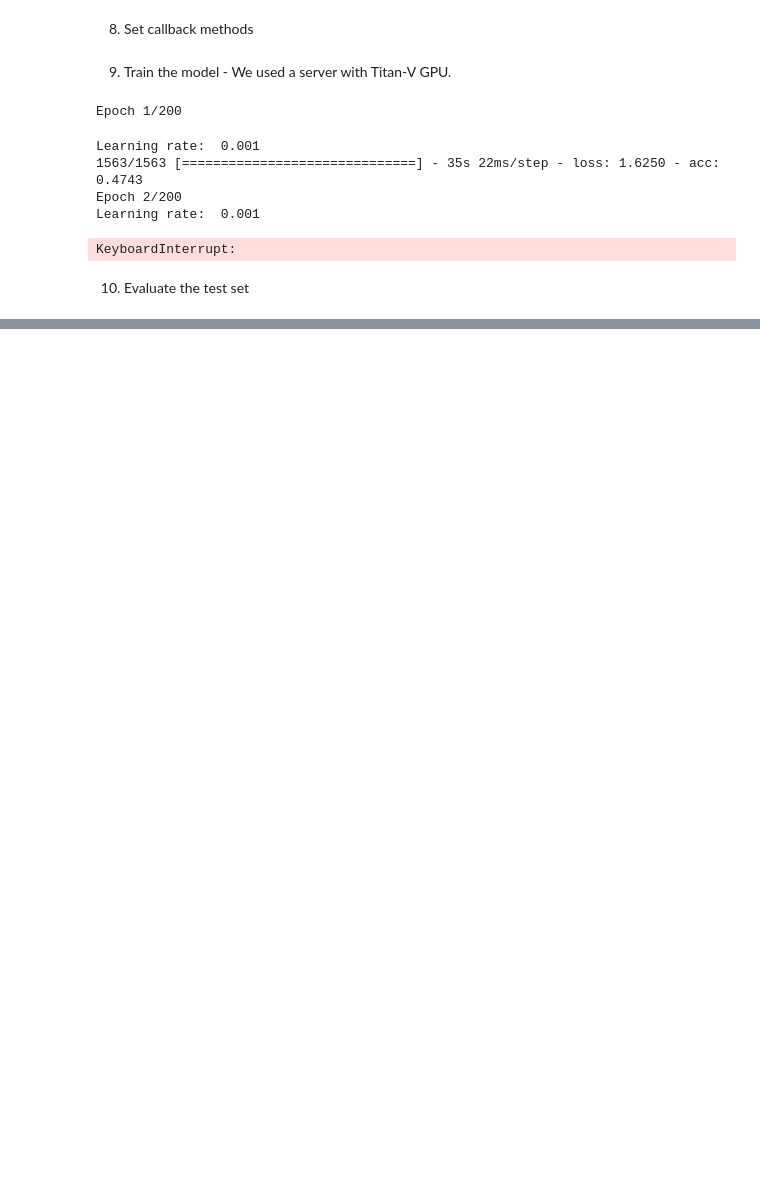
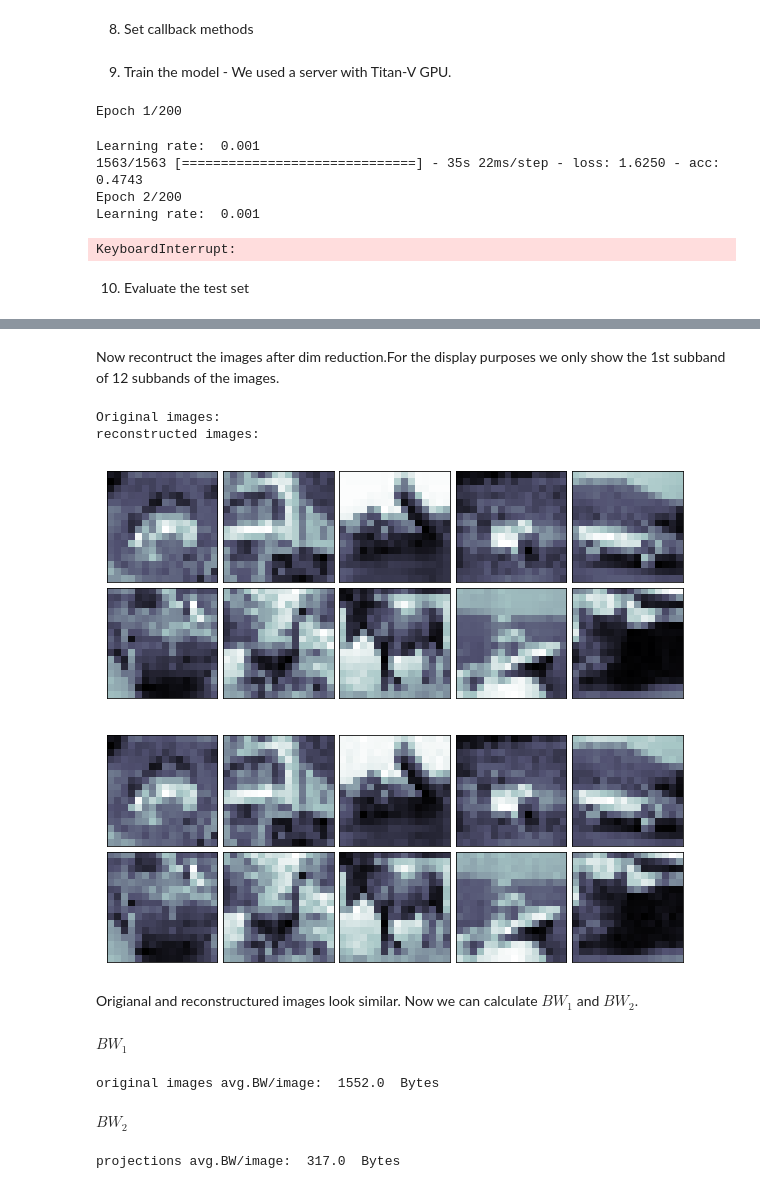
Before and after one commit to chamain/DavisSML, a Jupyter notebook: Project208/Project Report.ipynb, the cells around one changed output, grey strips where cells are left out. Drawn from its saved outputs; the diff is of its cells as text; code cells hidden in the pictures; blank space fills up the shorter version.

```diff
--- a/Project208/Project Report.ipynb
+++ b/Project208/Project Report.ipynb
@@ -399,0 +559,48 @@ print('Test accuracy:', scores[1])
+# %% [markdown]
+Now recontruct the images after dim reduction.For the display purposes we only show the 1st subband of 12 subbands of the images.
+# %%
+x_train_recon = pca.inverse_transform(x_train_proj)
+x_train_recon = x_train_recon.reshape(x_train_ori.shape)
+
+x_test_recon = pca.inverse_transform(x_test_proj)
+x_test_recon = x_test_recon.reshape(x_test_ori.shape)
+
+#show original images
+#Setup a figure 8 inches by 8 inches
+fig = plt.figure(figsize=(8,8))
+fig.subplots_adjust(left=0, right=1, bottom=0, top=1, hspace=0.05, wspace=0.05)
+# plot the components, each image is 26 by 26 pixels
+print('Original images:')
+for i in range(10):
+    ax = fig.add_subplot(5, 5, i+1, xticks=[], yticks=[])
+    ax.imshow(np.reshape(x_train_ori[i,:,:,0]/np.max(x_train_ori[i,:,:,0]), (16,16)), cmap=plt.cm.bone, interpolation='nearest')
+
+#recon images
+fig = plt.figure(figsize=(8,8))
+fig.subplots_adjust(left=0, right=1, bottom=0, top=1, hspace=0.05, wspace=0.05)
+# plot the components, each image is 26 by 26 pixels
+print('reconstructed images:')
+for i in range(10):
+    ax = fig.add_subplot(5, 5, i+1, xticks=[], yticks=[])
+    ax.imshow(np.reshape(x_train_recon[i,:,:,0]/np.max(x_train_recon[i,:,:,0]), (16,16)), cmap=plt.cm.bone, interpolation='nearest')
+# %% [output]
+Original images:
+reconstructed images:
+[figure, added]
+[figure, added]
+# %% [markdown]
+Origianal and reconstructured images look similar. Now we can calculate $BW_1$ and $BW_2$.
+# %% [markdown]
+$BW_1$
+# %%
+BWr = HuffmanBW(np.floor(x_train_ori).astype('int32'))
+print('original images avg.BW/image: ',str(BWr),' Bytes')
+# %% [output]
+original images avg.BW/image:  1552.0  Bytes
+# %% [markdown]
+$BW_2$
+# %%
+BWp = HuffmanBW(x_train_proj.astype('int32'))
+print('projections avg.BW/image: ',str(BWp),' Bytes')
+# %% [output]
+projections avg.BW/image:  317.0  Bytes
```
Also changed, not shown: parts of 24 cells of this notebook.
